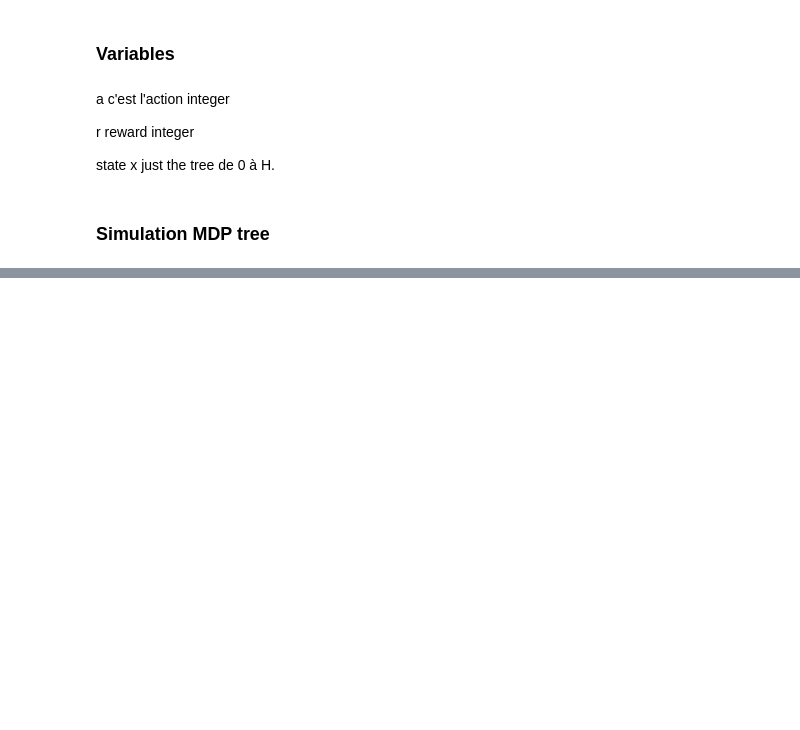
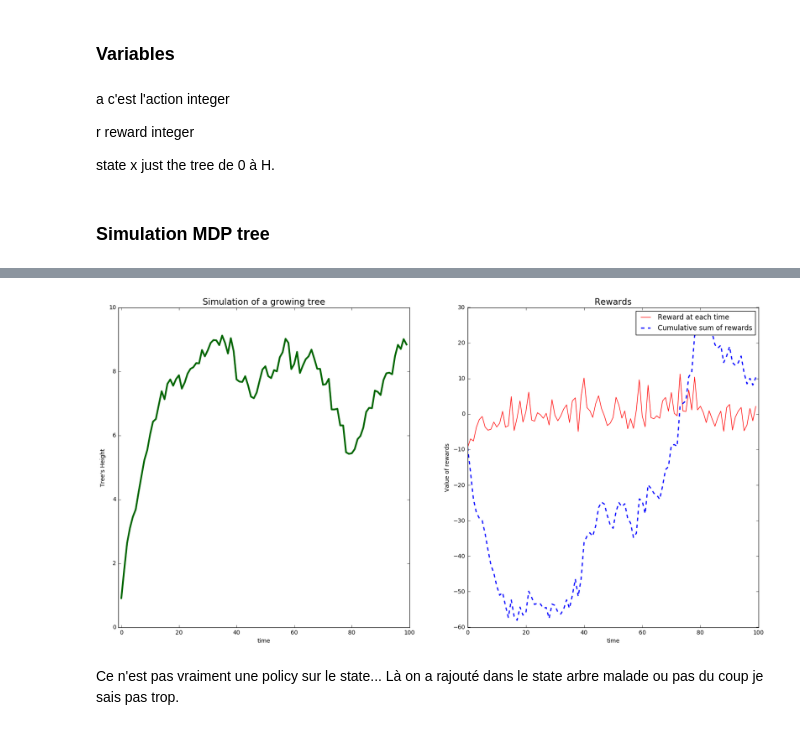
Before and after one commit to bigtdu53/tp1_reinforcment, a Jupyter notebook: tp1_reiforcment.ipynb, the cells around one changed output, grey strips where cells are left out. Cells and saved outputs as stored; diff of their text form; code cells hidden in the pictures; blank space fills up the shorter version.

```diff
--- a/tp1_reiforcment.ipynb
+++ b/tp1_reiforcment.ipynb
@@ -195,0 +285,40 @@ a=2
+# %%
+class CuttingAgent(Agent):
+
+    def __init__(self,rewardAmount=0):
+        Agent.__init__(self,rewardAmount)
+
+    def policy(self,nIter,nbRuns,tree):
+        rewards=np.zeros((nIter,nbRuns))
+        treeSizes=np.zeros((nIter,nbRuns))
+        rewardAmounts=[]
+
+        for run in range(nbRuns):
+            t=Tree(initSize=tree.initSize
+            ,costOfMaintenance=tree.costOfMaintenance
+            ,costOfPlanting=tree.costOfPlanting
+            ,H=tree.Hmax
+            ,valueUnitOfWood=tree.valueUnitOfWood)
+
+            for i in range(nIter):
+
+                if t.state=='sick':
+                    res=t.tree_MDP([1])
+                    #print(res)
+                    rewards[i,run]=res[0]
+                    treeSizes[i,run]=res[1]
+
+                else:
+                    res=t.tree_MDP([0])
+                    #print(res)
+                    rewards[i,run]=res[0]
+                    treeSizes[i,run]=res[1]
+
+            rewardAmounts.append(np.sum(rewards[:,run]))
+
+        self.rewardAmount=np.mean(rewardAmounts)
+        return np.mean(rewards,axis=1),np.mean(treeSizes,axis=1)
+
+    def plot_policy(self,nIter,nbRuns,tree):
+        rewards,treeSizes=self.policy(nIter,nbRuns,tree)
+        tree.plot_MDP(rewards,treeSizes)
@@ -195,0 +364,8 @@ a=2
+# %%
+t=Tree(initSize=0,H=100)
+cutA=CuttingAgent()
+cutA.plot_policy(nIter=100,nbRuns=100,tree=t)
+# %% [output]
+[figure, added]
+# %% [markdown]
+Ce n'est pas vraiment une policy sur le state... Là on a rajouté dans le state arbre malade ou pas du coup je sais pas trop.
```
Also changed, not shown: parts of 16 cells of this notebook.
